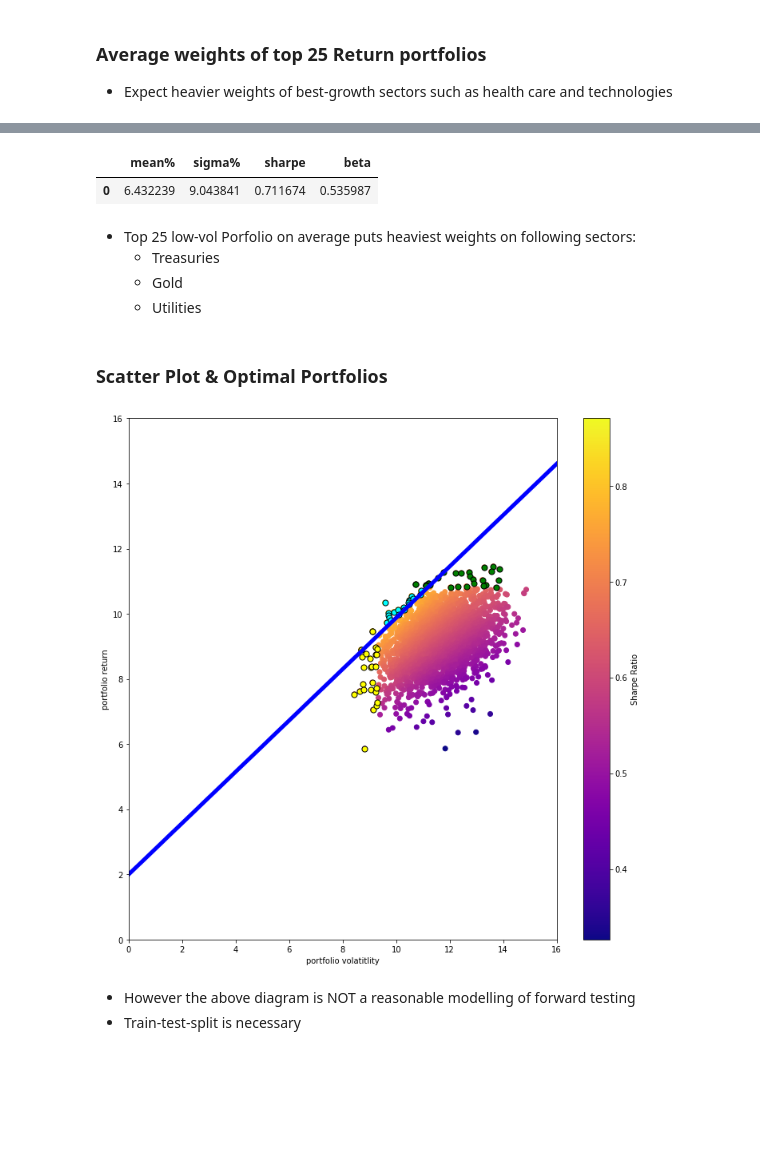
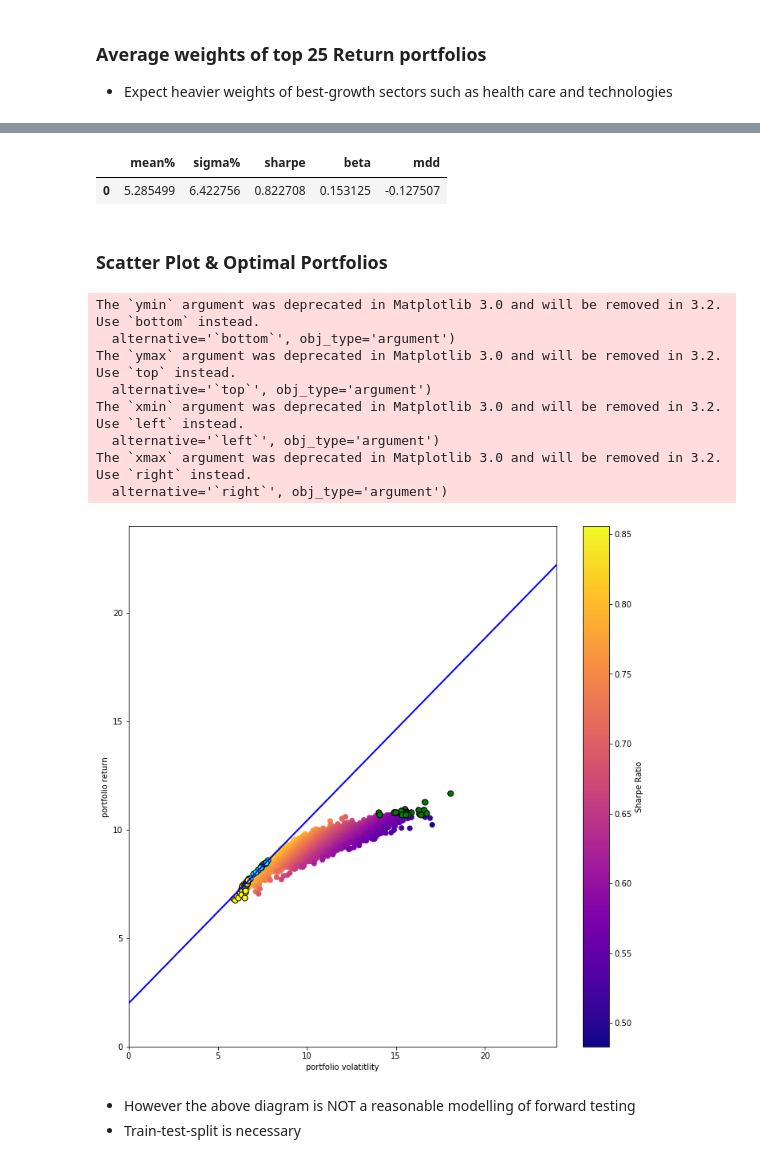
Before and after one commit to willbillionquant/python-r-qtrade, a Jupyter notebook: equities-portfolio/02-etf-class.ipynb, the cells around one changed output, grey strips where cells are left out. Saved outputs shown, nothing was run; the diff lists cells and outputs as text; code cells hidden in the pictures; blank space fills up the shorter version.

```diff
--- a/equities-portfolio/02-etf-class.ipynb
+++ b/equities-portfolio/02-etf-class.ipynb
@@ -253,21 +260,24 @@ start_time = time()
 # Initialize ETF portfolio Optimizer
 rf = 0.02
 size = 2500
-Etfopt = PFOptimizer(sectorlist, df_sector, df_spy, rand_size=size)
+startdate = '2007-01-02'
+enddate = '2019-06-30'
+Etfopt = PFOptimizer(benchmark, sectorlist, etf_path, etf_path, rf=rf, rand_size=size, startdate=startdate, enddate=enddate)
 
 # Random Weights
-df_weight = Etfopt.rand_weight
+etf_weight = Etfopt.rand_weight
 
 # KPI corresponding to each portfolio
-df_kpi = Etfopt.randweight_kpi(df_sector, df_spy)
+etf_kpi = Etfopt.randweight_kpi(startdate, enddate)
 
-print('Mean Sharpe: ', df_kpi['sharpe'].mean())
-print('Max Sharpe: ',  df_kpi['sharpe'].max())
-print('Mean CAGR: ', df_kpi['mean%'].mean())
-print('Max CAGR: ', df_kpi['mean%'].max())
-print('Mean Sigma: ' , df_kpi['sigma%'].mean())
-print('Min Sigma: ' , df_kpi['sigma%'].min())
-print('Average beta: ', df_kpi['beta'].mean())
+print('Mean Sharpe: ', etf_kpi['sharpe'].mean())
+print('Max Sharpe: ',  etf_kpi['sharpe'].max())
+print('Mean CAGR: ', etf_kpi['mean%'].mean())
+print('Max CAGR: ', etf_kpi['mean%'].max())
+print('Mean Sigma: ' , etf_kpi['sigma%'].mean())
+print('Min Sigma: ' , etf_kpi['sigma%'].min())
+print('Average beta: ', etf_kpi['beta'].mean())
+print('Average MDD: ', etf_kpi['mdd'].mean())
 
 # Check time elapsed
 print('\nTime elapsed: ', time() - start_time)
@@ -309,7 +320,7 @@ df_optpf
 ### Average weights of top 25 Sharpe-ratio portfolios (with pie chart)
 # %%
 # Sort the portfolios by Sharpe ratio (descending order)
-df_sort_sharpe = df_kpi.sort_values(['sharpe', 'mean%'], ascending=False)
+df_sort_sharpe = etf_kpi.sort_values(['sharpe', 'mean%'], ascending=False)
 df_sort_sharpe.reset_index(inplace=True)
 df_sort_sharpe.drop('index', axis=1, inplace=True)
 
@@ -345,7 +351,7 @@ top_sharpe.loc[:, ['mean%', 'sigma%', 'sharpe', 'beta']]
 -  Expect heavier weights of best-growth sectors such as health care and technologies
 # %%
 # Average weights & Sharpe ratio of the top 25 return portfolios
-df_sort_return = df_kpi.sort_values(['mean%', 'sharpe'], ascending=False)
+df_sort_return = etf_kpi.sort_values(['mean%', 'sharpe'], ascending=False)
 df_sort_return.reset_index(inplace=True)
 df_sort_return.drop('index', axis=1, inplace=True)
 
@@ -378,7 +377,7 @@ top_return.loc[:, ['mean%', 'sigma%', 'sharpe', 'beta']]
 # %%
 # Average weights & Sharpe ratio of the bottom 1% volatility portfolios
 
-df_sort_sigma = df_kpi.sort_values(['sigma%'], ascending=True)
+df_sort_sigma = etf_kpi.sort_values(['sigma%'], ascending=True)
 df_sort_sigma.reset_index(inplace=True)
 df_sort_sigma.drop('index', axis=1, inplace=True)
 
@@ -395,49 +394,52 @@ plt.show()
 # %%
 # Average KPI for the top 25 low-vol Portfolios
 
-min_vol.loc[:, ['mean%', 'sigma%', 'sharpe', 'beta']]
+min_vol.loc[:, ['mean%', 'sigma%', 'sharpe', 'beta', 'mdd']]
 # %% [output]
-|  | mean% | sigma% | sharpe | beta |
-| 0 | 6.432239 | 9.043841 | 0.711674 | 0.535987 |
+|  | mean% | sigma% | sharpe | beta | mdd |
+| 0 | 5.285499 | 6.422756 | 0.822708 | 0.153125 | -0.127507 |
-# %% [markdown]
-- Top 25 low-vol Porfolio on average puts heaviest weights on following sectors:
-    - Treasuries
-    - Gold
-    - Utilities
 # %% [markdown]
 ### Scatter Plot & Optimal Portfolios
 # %%
 # Scatter plot of all (sigma, return)-tuple of the 10000 portfolios
 plt.figure(figsize=(12,12))
 fig = plt.scatter(df_sort_sharpe['sigma%'], df_sort_sharpe['mean%'] + 100 * rf, c=df_sort_sharpe['sharpe'], cmap='plasma')
 plt.colorbar(label='Sharpe Ratio')
 plt.xlabel('portfolio volatitlity')
 plt.ylabel('portfolio return')
 
 # Add cyan dots for top 25 Sharpe ratio
 top1 = plt.scatter(df_sort_sharpe.head(size//100)['sigma%'], df_sort_sharpe.head(size//100)['mean%'] + 100 * rf, c='cyan', s=50, edgecolors='black')
 
 # Add green dots for top 25 Return
 top2 = plt.scatter(df_sort_return.head(size//100)['sigma%'], df_sort_return.head(size//100)['mean%'] + 100 * rf, c='green', s=50, edgecolors='black')
 
 # Add yellow dots for top 25 low-vol
 top3 = plt.scatter(df_sort_sigma.head(size//100)['sigma%'], df_sort_sigma.head(size//100)['mean%'] + 100 * rf, c='yellow', s=50, edgecolors='black')
 
 # Add straight line of optimal portfolios
-xline = np.linspace(0, 16.0, 500)
+xline = np.linspace(0, 24.0, 500)
 yline = df_sort_sharpe['sharpe'][size//100] * xline + 100 * rf
-plt.plot(xline, yline, 'b-', linewidth=5)
+plt.plot(xline, yline, 'b-', linewidth=2)
 
-# Set annualized return range from 0 to 16%
+# Set annualized return range from 0 to 24%
 plt.ylim(ymin=0)
-plt.ylim(ymax=16)
+plt.ylim(ymax=24)
 
 # Set sigma range from 0 to 16%
 plt.xlim(xmin=0)
-plt.xlim(xmax=16)
+plt.xlim(xmax=24)
 plt.show()
 # %% [output]
+The `ymin` argument was deprecated in Matplotlib 3.0 and will be removed in 3.2. Use `bottom` instead.
+  alternative='`bottom`', obj_type='argument')
+The `ymax` argument was deprecated in Matplotlib 3.0 and will be removed in 3.2. Use `top` instead.
+  alternative='`top`', obj_type='argument')
+The `xmin` argument was deprecated in Matplotlib 3.0 and will be removed in 3.2. Use `left` instead.
+  alternative='`left`', obj_type='argument')
+The `xmax` argument was deprecated in Matplotlib 3.0 and will be removed in 3.2. Use `right` instead.
+  alternative='`right`', obj_type='argument')
-[figure, old version]
+[figure, new version]
 # %% [markdown]
 - However the above diagram is NOT a reasonable modelling of forward testing
 - Train-test-split is necessary
```
Also changed, not shown: parts of 31 cells of this notebook.
